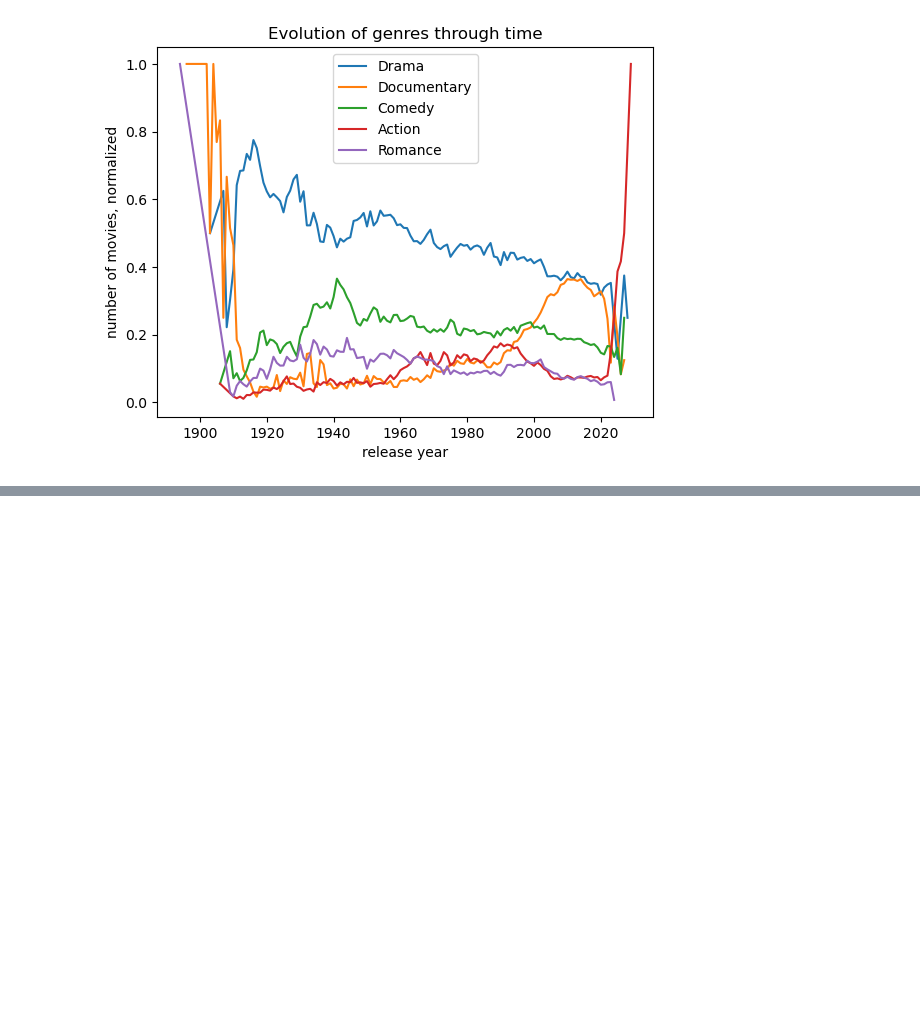
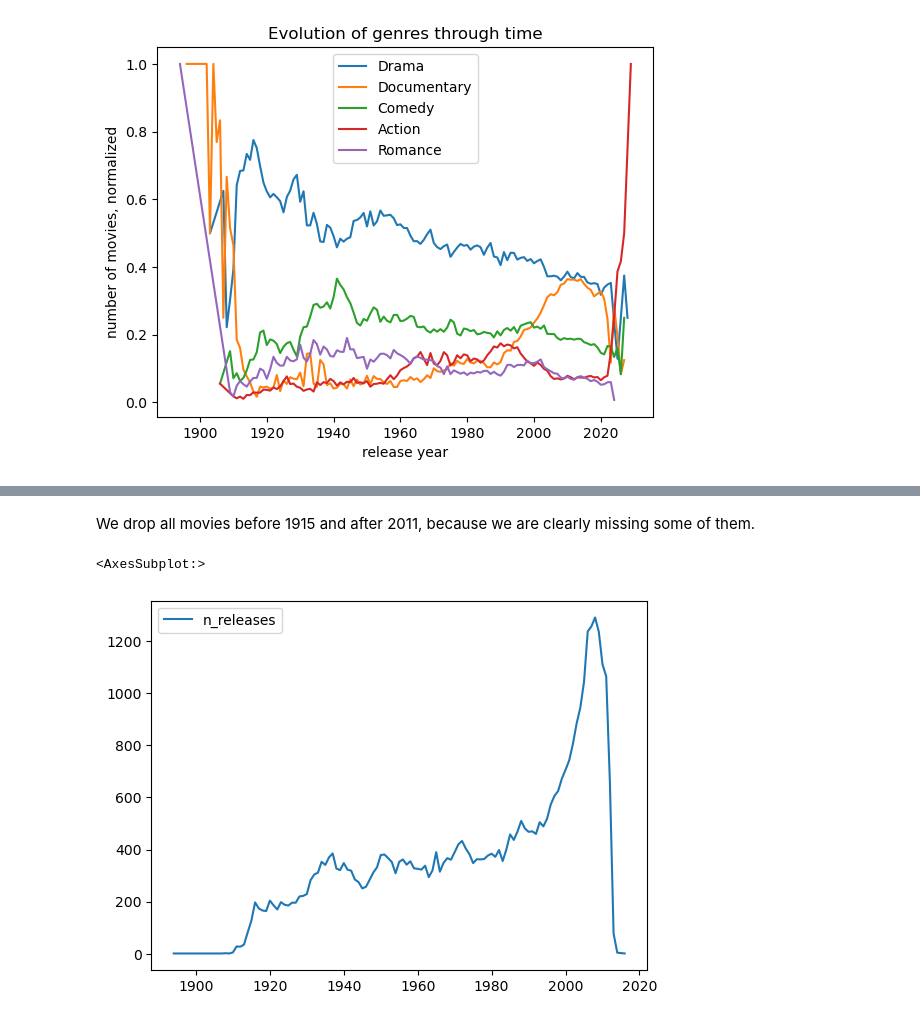
Before and after one commit to epfl-ada/ada-2022-project-tacocat, a Jupyter notebook: src/eda.ipynb, the cells around one changed output, grey strips where cells are left out. Drawn from its saved outputs; the diff is of its cells as text; code cells hidden in the pictures; blank space fills up the shorter version.

```diff
--- a/src/eda.ipynb
+++ b/src/eda.ipynb
@@ -416,0 +422,2 @@ plt.show()
+# %%
+movie_data = load_movie_metadata()
@@ -416,0 +486,7 @@ plt.show()
+# %% [markdown]
+We drop all movies before 1915 and after 2011, because we are clearly missing some of them.
+# %%
+pd.DataFrame(releases_per_year).rename({'release_date': 'n_releases'}, axis='columns').sort_index(ascending=True).plot(label='n_releases')
+# %% [output]
+<AxesSubplot:>
+[figure, added]
```
Also changed, not shown: parts of 46 cells of this notebook, 1 other file.
